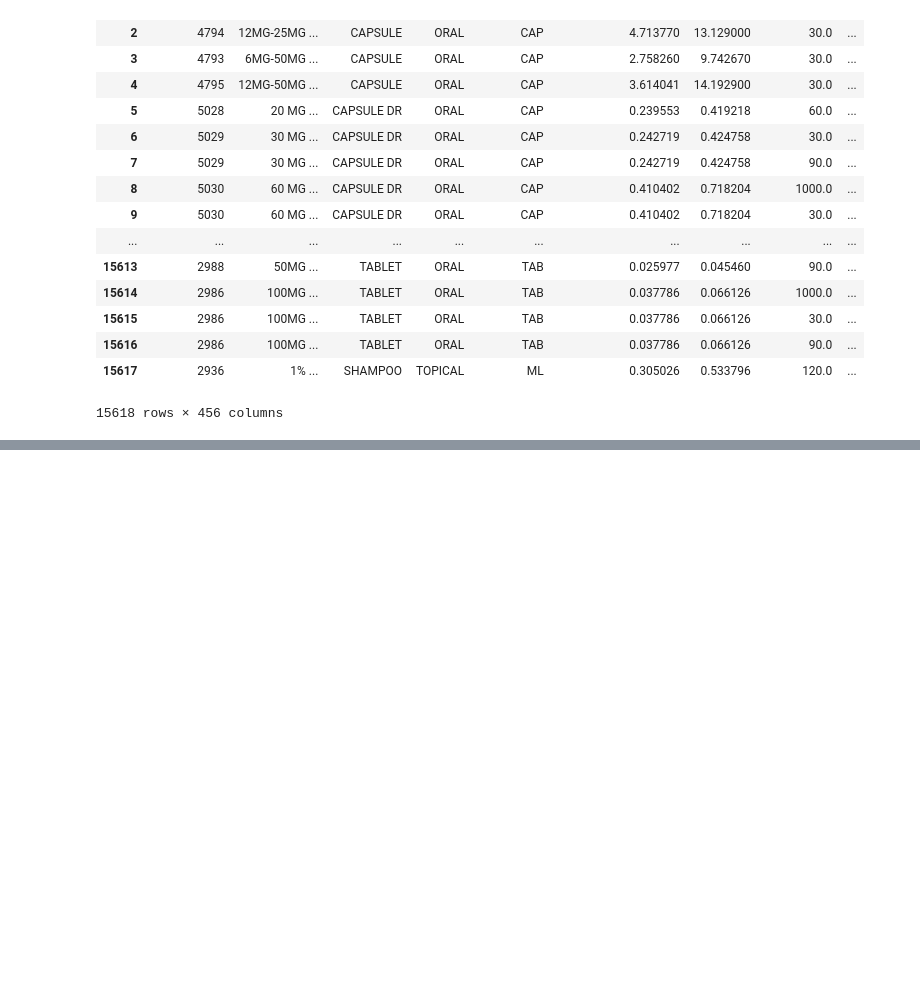
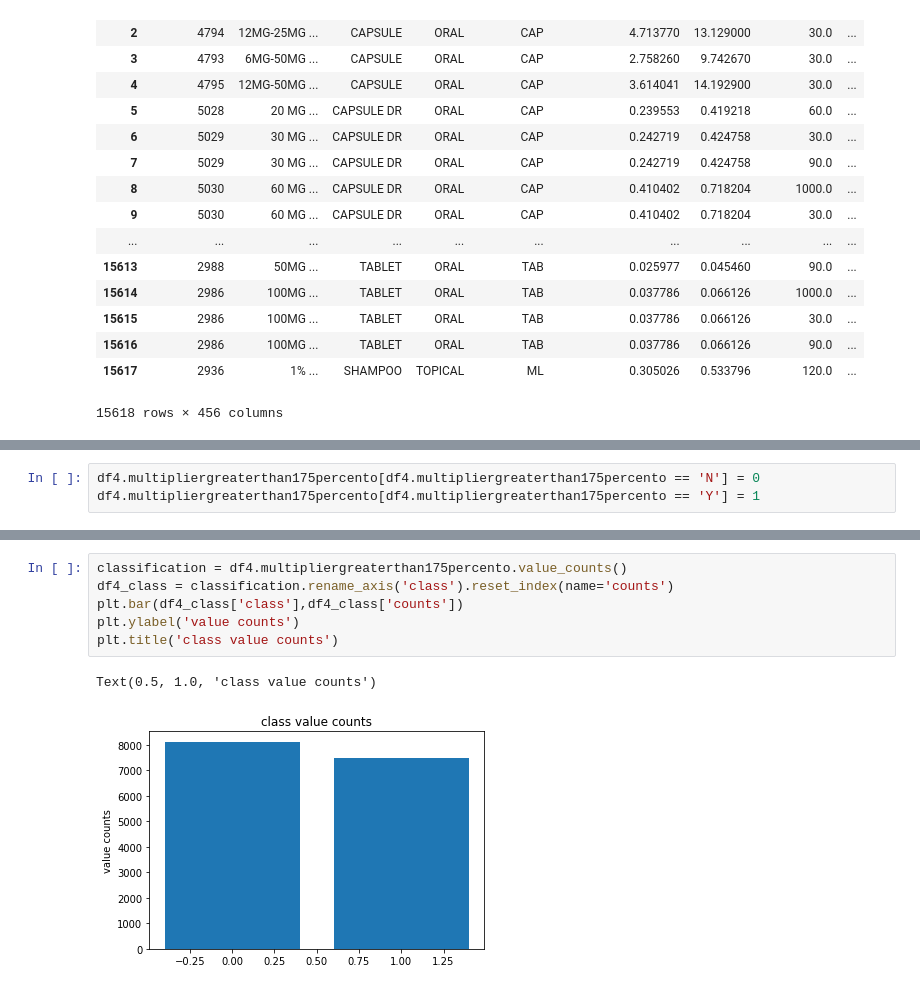
Before and after one commit to jjacisin/Mod_3_Project, a Jupyter notebook: Mod_3_Working_Notebook.ipynb, the cells around one changed output, grey strips where cells are left out. Drawn from its saved outputs; the diff is of its cells as text; blank space fills up the shorter version.

```diff
--- a/Mod_3_Working_Notebook.ipynb
+++ b/Mod_3_Working_Notebook.ipynb
@@ -242,0 +264,3 @@ df4
+# %%
+df4.multipliergreaterthan175percento[df4.multipliergreaterthan175percento == 'N'] = 0
+df4.multipliergreaterthan175percento[df4.multipliergreaterthan175percento == 'Y'] = 1
@@ -242,0 +275,9 @@ df4
+# %%
+classification = df4.multipliergreaterthan175percento.value_counts()
+df4_class = classification.rename_axis('class').reset_index(name='counts')
+plt.bar(df4_class['class'],df4_class['counts'])
+plt.ylabel('value counts')
+plt.title('class value counts')
+# %% [output]
+Text(0.5, 1.0, 'class value counts')
+[figure, added]
```
Also changed, not shown: parts of 11 cells of this notebook.
